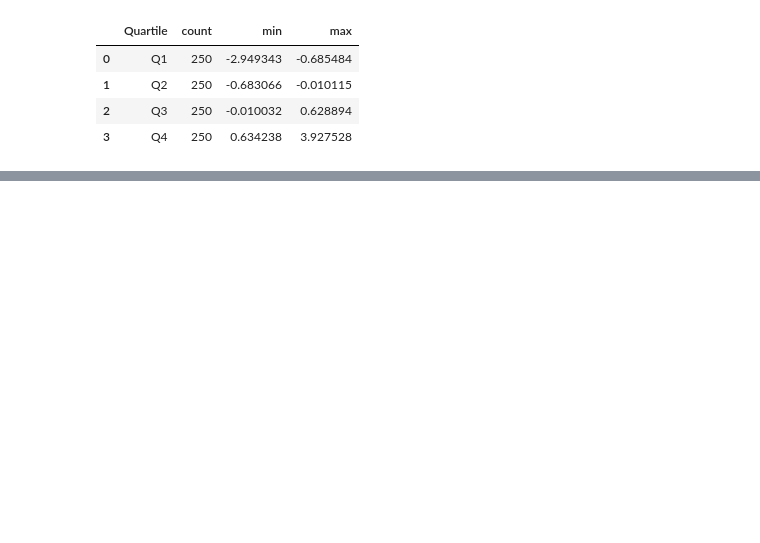
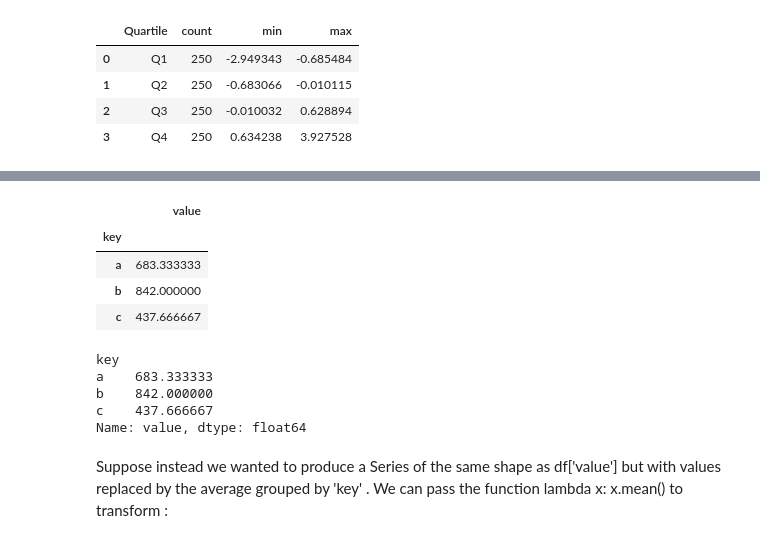
Before and after one commit to ddb95/BooksandCode, a Jupyter notebook: PythonForDataAnalysisWesMcKinneyBook/Chapter_12_Advanced_pandas.ipynb, the cells around one changed output, grey strips where cells are left out. Saved outputs shown, nothing was run; the diff lists cells and outputs as text; code cells hidden in the pictures; blank space fills up the shorter version.

```diff
--- a/PythonForDataAnalysisWesMcKinneyBook/Chapter_12_Advanced_pandas.ipynb
+++ b/PythonForDataAnalysisWesMcKinneyBook/Chapter_12_Advanced_pandas.ipynb
@@ -269,0 +408,8 @@ draws = pd.Series(np.random.randn(N))
+# %%
+df.groupby('key').mean()
+# %% [output]
+|  | value |
+| key |  |
+| a | 683.333333 |
+| b | 842.000000 |
+| c | 437.666667 |
@@ -269,0 +418,12 @@ draws = pd.Series(np.random.randn(N))
+# %%
+g.mean()
+# %% [output]
+key
+a    683.333333
+b    842.000000
+c    437.666667
+Name: value, dtype: float64
+# %% [markdown]
+Suppose instead we wanted to produce a Series of the same shape as df['value'] but
+with values replaced by the average grouped by 'key' . We can pass the function
+lambda x: x.mean() to transform :
```
Also changed, not shown: parts of 43 cells of this notebook.
